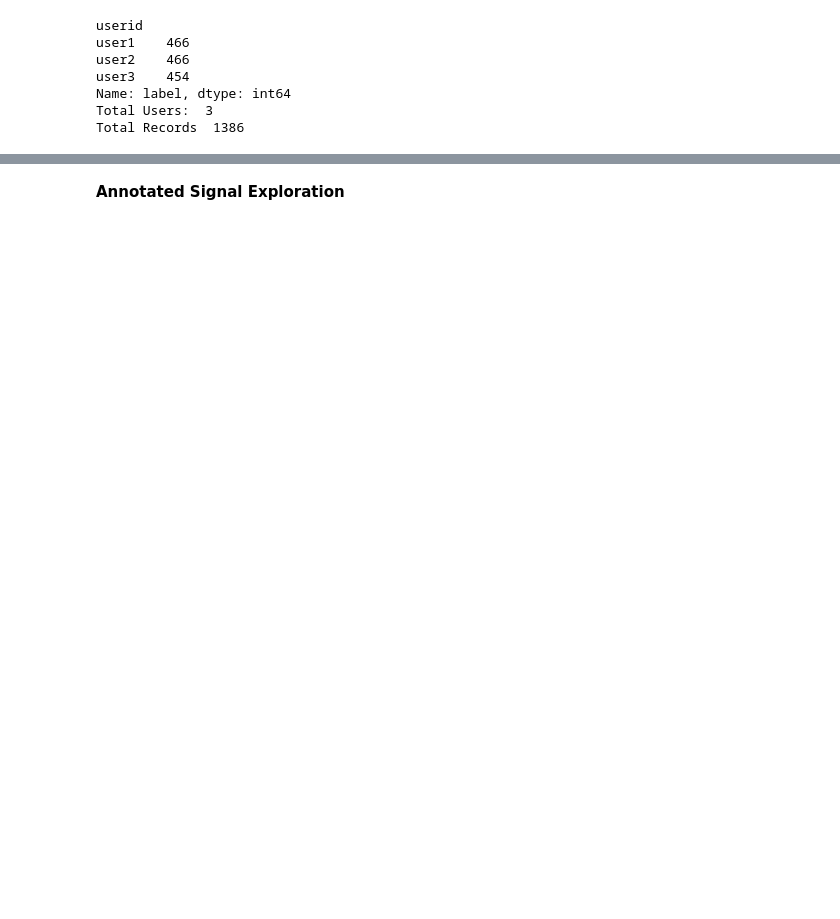
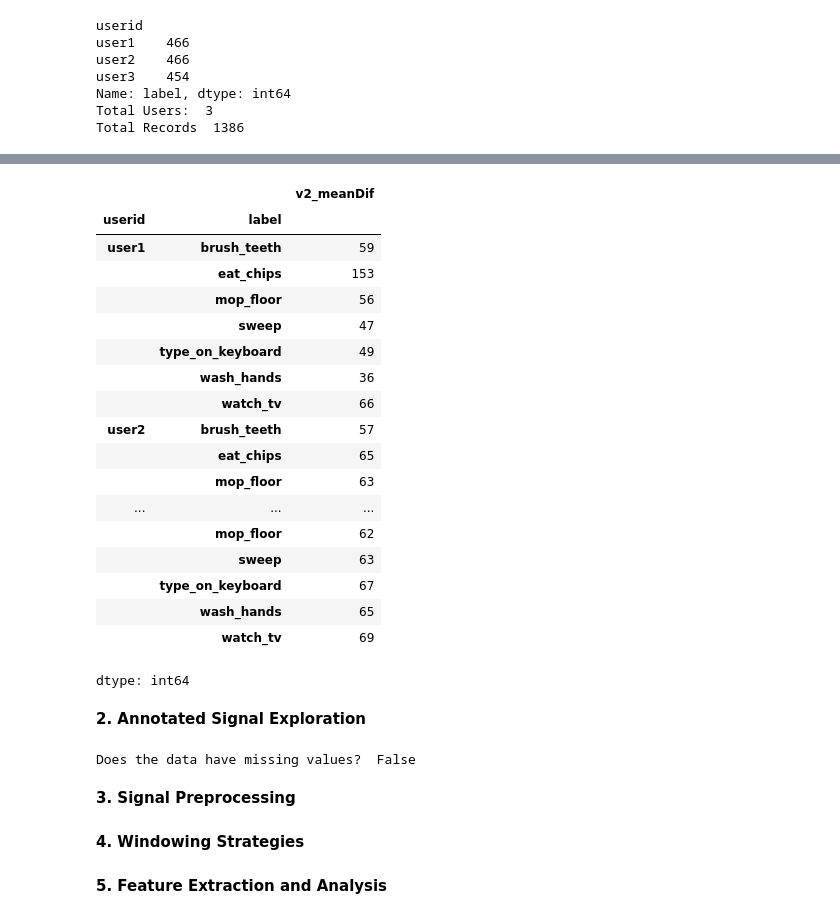
Before and after one commit to jaye311/CS156-Intro-To-AI-Project, a Jupyter notebook: main.ipynb, the cells around one changed output, grey strips where cells are left out. Cells and saved outputs as stored; diff of their text form; code cells hidden in the pictures; blank space fills up the shorter version.

Commit message:
Created Summary Table for Step 1

```diff
--- a/main.ipynb
+++ b/main.ipynb
@@ -42,2 +63,41 @@ Total Records  1386
+# %%
+pd.set_option('display.max_rows', None)
+act_by_subject = data.groupby(['userid', 'label']).count()
+act_by_subject['v2_meanDif']
+# %% [output]
+|  |  | v2_meanDif |
+| userid | label |  |
+| user1 | brush_teeth | 59 |
+|  | eat_chips | 153 |
+|  | mop_floor | 56 |
+|  | sweep | 47 |
+|  | type_on_keyboard | 49 |
+|  | wash_hands | 36 |
+|  | watch_tv | 66 |
+| user2 | brush_teeth | 57 |
+|  | eat_chips | 65 |
+|  | mop_floor | 63 |
+| ... | ... | ... |
+|  | mop_floor | 62 |
+|  | sweep | 63 |
+|  | type_on_keyboard | 67 |
+|  | wash_hands | 65 |
+|  | watch_tv | 69 |
+dtype: int64
 # %% [markdown]
-__Annotated Signal Exploration__
+__2. Annotated Signal Exploration__
+# %%
+from scipy.signal import savgol_filter
+
+has_missing_values = data.isna().any().any()
+print('Does the data have missing values? ', has_missing_values)
+
+#data['v2_auc']
+# %% [output]
+Does the data have missing values?  False
+# %% [markdown]
+__3. Signal Preprocessing__
+# %% [markdown]
+__4. Windowing Strategies__
+# %% [markdown]
+__5. Feature Extraction and Analysis__
```
Also changed, not shown: parts of 7 cells of this notebook.
